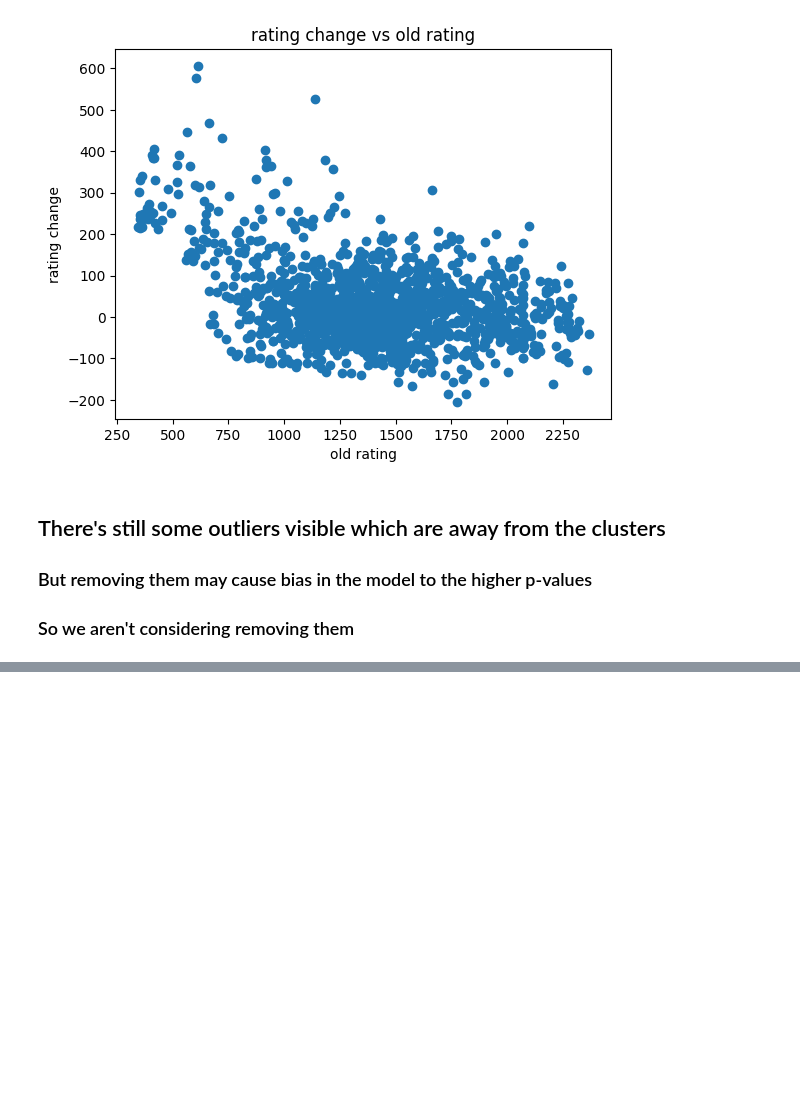
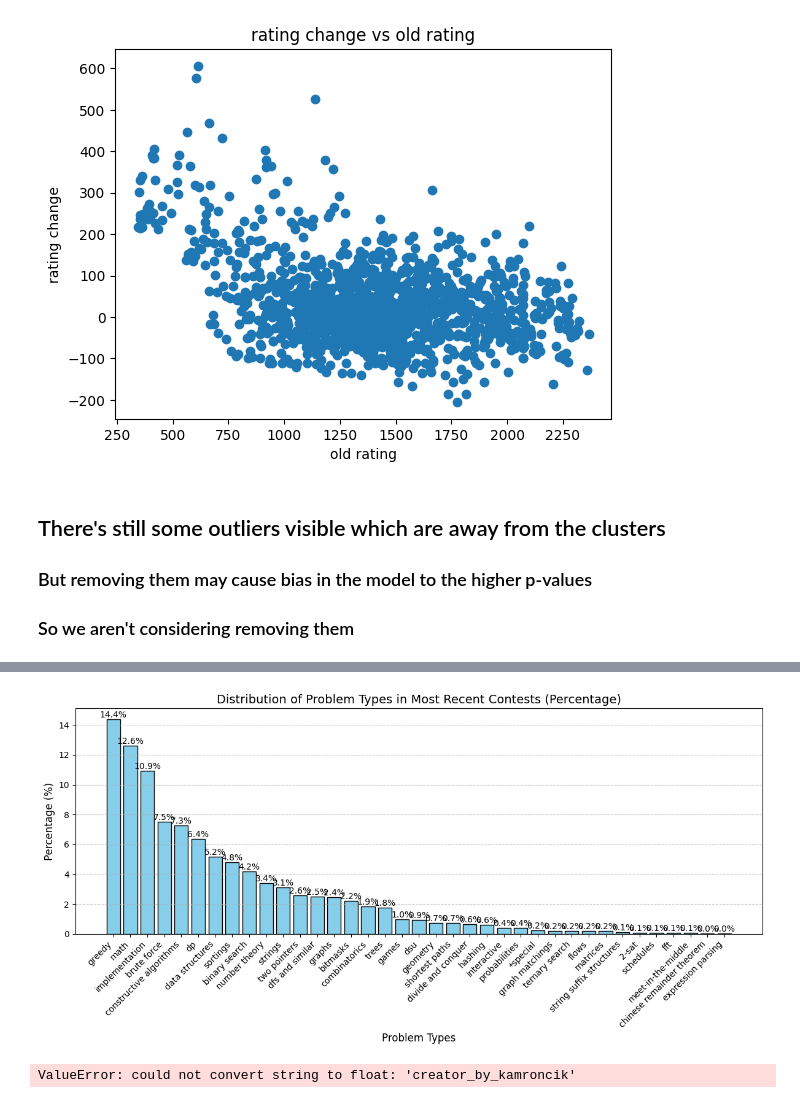
Before and after one commit to kingshuk7995/DS_first_year_project, a Jupyter notebook: visualisation.ipynb, the cells around one changed output, grey strips where cells are left out. Cells and saved outputs as stored; diff of their text form; code cells hidden in the pictures; blank space fills up the shorter version.

```diff
--- a/visualisation.ipynb
+++ b/visualisation.ipynb
@@ -190,0 +242,4 @@ plt.show()
+# %%
+# Group by 'handle' and get the most recent contest for each user
+most_recent_contests = df.loc[df.groupby('handle')['startTimeSeconds'].idxmax()]
+most_recent_contests.head()
@@ -190,0 +254,3 @@ plt.show()
+# %%
+problem_type_columns = most_recent_contests.columns[8:]
+print(problem_type_columns)
@@ -190,0 +268,39 @@ plt.show()
+# %%
+# Normalize the occurrences of different problem types to percentages
+problem_type_counts = most_recent_contests[problem_type_columns].sum()
+problem_type_counts_percentage = (problem_type_counts / problem_type_counts.sum()) * 100
+
+# Sort the problem types in decreasing order
+problem_type_counts_percentage = problem_type_counts_percentage.sort_values(ascending=False)
+
+# Create a bar plot for problem type distribution in percentages
+plt.figure(figsize=(12, 6))
+bars = plt.bar(problem_type_counts_percentage.index, problem_type_counts_percentage.values, color='skyblue', edgecolor='black')
+
+# Add percentage values on top of the bars
+for bar in bars:
+    height = bar.get_height()
+    plt.text(bar.get_x() + bar.get_width() / 2, height, f'{height:.1f}%', ha='center', va='bottom', fontsize=10)
+
+# Customize the plot
+plt.xlabel('Problem Types', fontsize=12)
+plt.ylabel('Percentage (%)', fontsize=12)
+plt.title('Distribution of Problem Types in Most Recent Contests (Percentage)', fontsize=14)
+plt.xticks(rotation=45, ha='right', fontsize=10)  # Rotate x-axis labels for better readability
+plt.grid(axis='y', linestyle='--', alpha=0.7)  # Add gridlines for better visualization
+plt.tight_layout()  # Adjust layout to prevent label overlap
+plt.show()
+# %% [output]
+[figure, added]
+# %%
+
+# Compute correlation matrix
+correlation_matrix = cleaned_df.corr()
+
+# Plot heatmap
+plt.figure(figsize=(10, 8))
+sns.heatmap(correlation_matrix, annot=True, cmap='coolwarm', fmt='.2f')
+plt.title('Correlation Heatmap')
+plt.show()
+# %% [output]
+ValueError: could not convert string to float: 'creator_by_kamroncik'
```
Also changed, not shown: parts of 11 cells of this notebook, 3 other files.
